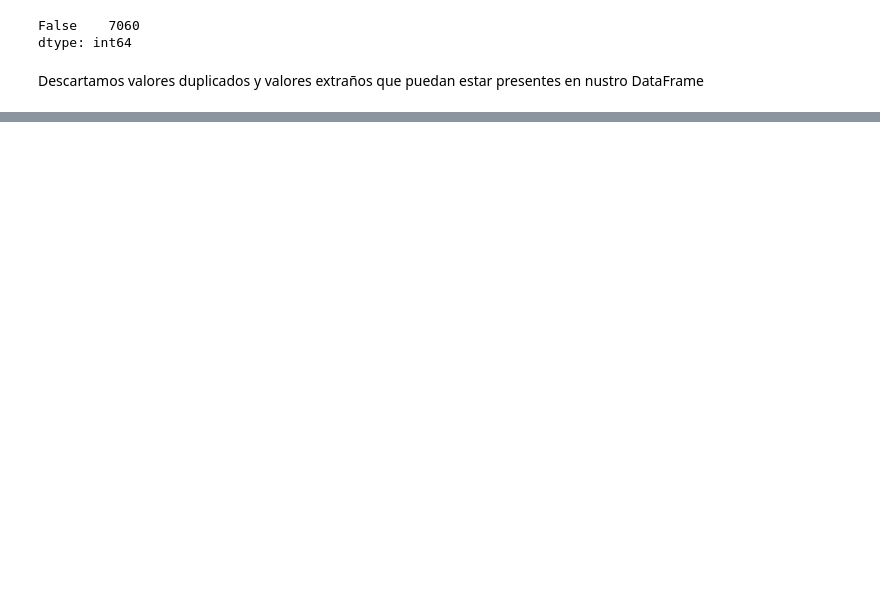
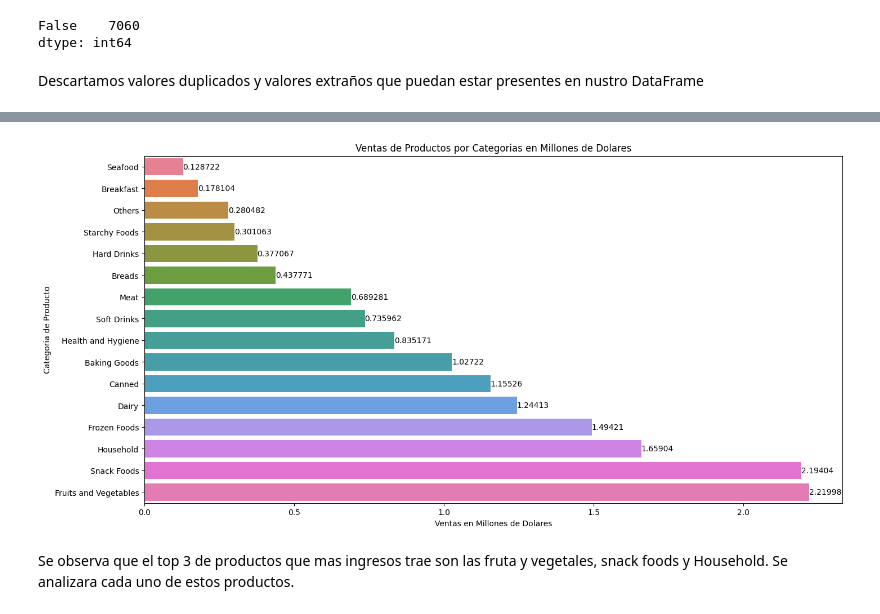
Before and after one commit to JuniorRF19/Sales-Predictions, a Jupyter notebook: Sales_Prediction.ipynb, the cells around one changed output, grey strips where cells are left out. Cells and saved outputs as stored; diff of their text form; code cells hidden in the pictures; blank space fills up the shorter version.

```diff
--- a/Sales_Prediction.ipynb
+++ b/Sales_Prediction.ipynb
@@ -105,0 +157,3 @@ Descartamos valores duplicados y valores extraños que puedan estar presentes en
+# %%
+gb_sales_sum_by_tipe = gb_sales_sum_by_tipe.sort_values(by = 'Item_Outlet_Sales',ascending=True)
+gb_sales_sum_by_tipe
@@ -105,0 +179,16 @@ Descartamos valores duplicados y valores extraños que puedan estar presentes en
+# %%
+plt.figure(figsize=(16, 8))
+ax = sns.barplot(gb_sales_sum_by_tipe, x=gb_sales_sum_by_tipe['Item_Outlet_Sales'].values, y=gb_sales_sum_by_tipe.index , hue=gb_sales_sum_by_tipe.index, legend=False , orient = 'y')
+
+for container in ax.containers:
+    ax.bar_label(container, fontsize=10)
+
+plt.title('Ventas de Productos por Categorias en Millones de Dolares')
+plt.xlabel('Ventas en Millones de Dolares')
+plt.ylabel('Categoria de Producto')
+
+plt.show()
+# %% [output]
+[figure, added]
+# %% [markdown]
+Se observa que el top 3 de productos que mas ingresos trae son las fruta y vegetales, snack foods y Household. Se analizara cada uno de estos productos.
```
Also changed, not shown: parts of 47 cells of this notebook.
